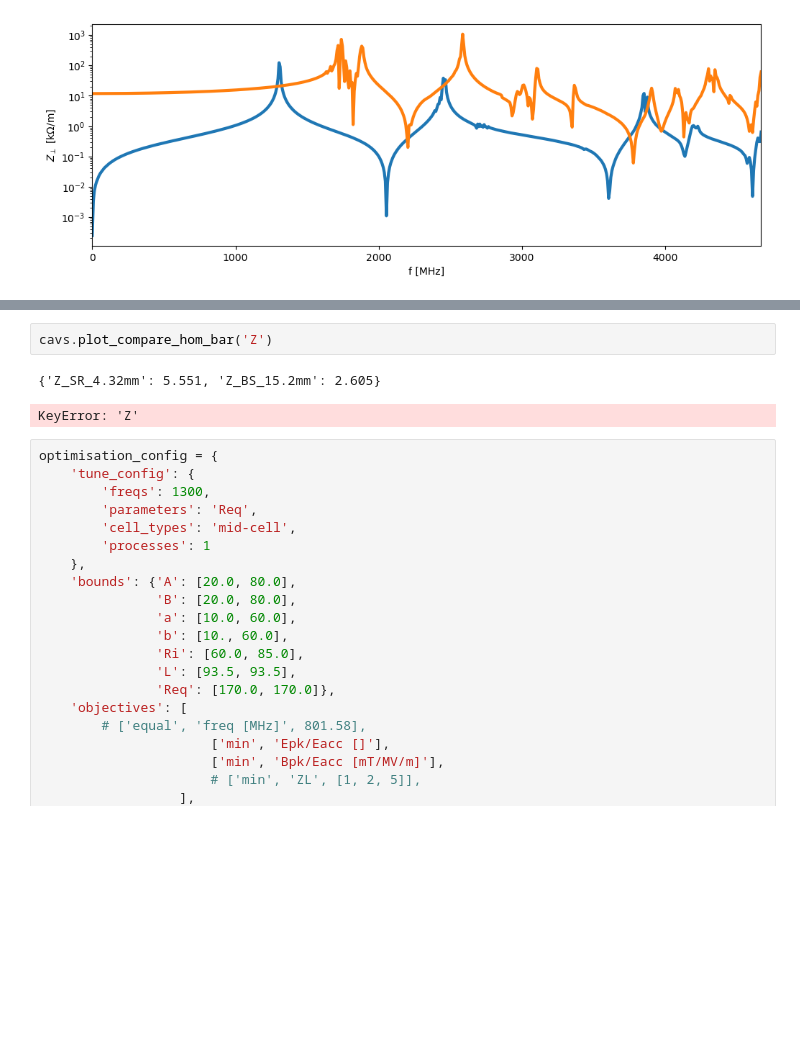
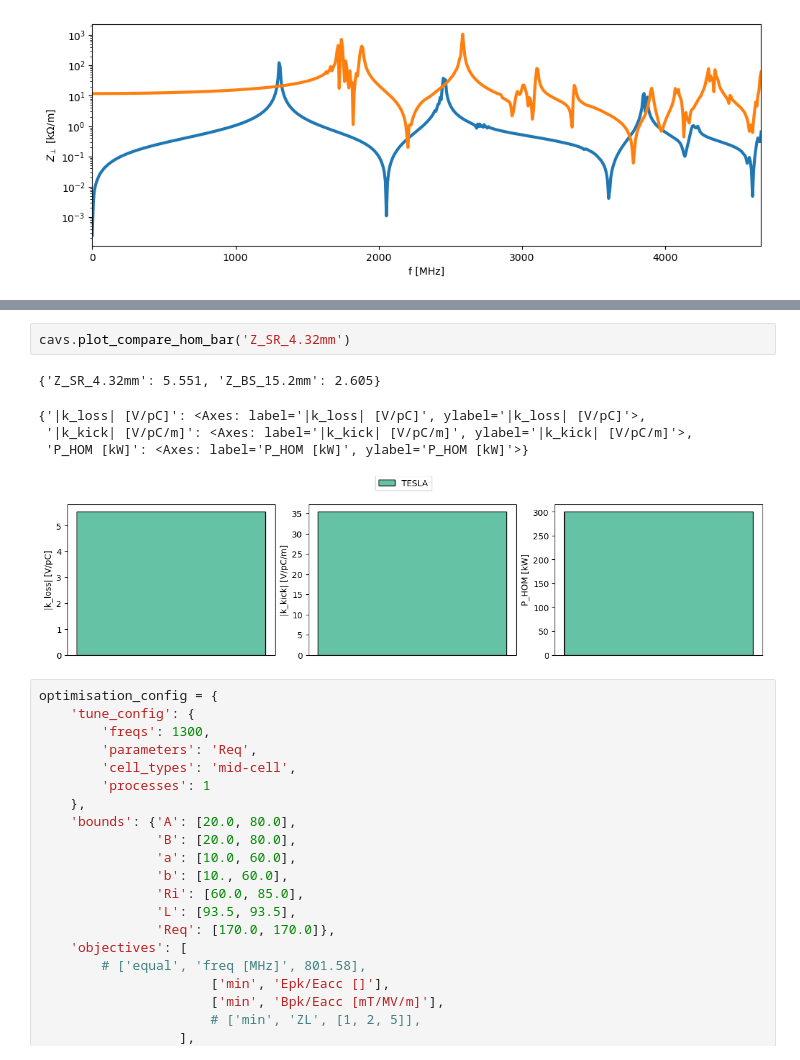
Before and after one commit to Dark-Elektron/cavsim2d, a Jupyter notebook: notebooks/readme_test.ipynb, the cells around one changed output, grey strips where cells are left out. Saved outputs shown, nothing was run; the diff lists cells and outputs as text; blank space fills up the shorter version.

```diff
--- a/notebooks/readme_test.ipynb
+++ b/notebooks/readme_test.ipynb
@@ -311,10 +311,13 @@ pp.pprint(cavs.wakefield_qois)
                                     '|k_kick| [V/pC/m]': 35.5,
                                     '|k_loss| [V/pC]': 5.551}}}
 # %%
-cavs.plot_compare_hom_bar('Z')
+cavs.plot_compare_hom_bar('Z_SR_4.32mm')
 # %% [output]
 {'Z_SR_4.32mm': 5.551, 'Z_BS_15.2mm': 2.605}
-KeyError: 'Z'
+{'|k_loss| [V/pC]': <Axes: label='|k_loss| [V/pC]', ylabel='|k_loss| [V/pC]'>,
+ '|k_kick| [V/pC/m]': <Axes: label='|k_kick| [V/pC/m]', ylabel='|k_kick| [V/pC/m]'>,
+ 'P_HOM [kW]': <Axes: label='P_HOM [kW]', ylabel='P_HOM [kW]'>}
+[figure, added]
 # %%
 optimisation_config = {
     'tune_config': {
```
Also changed, not shown: parts of 4 cells of this notebook, 1 other file.
